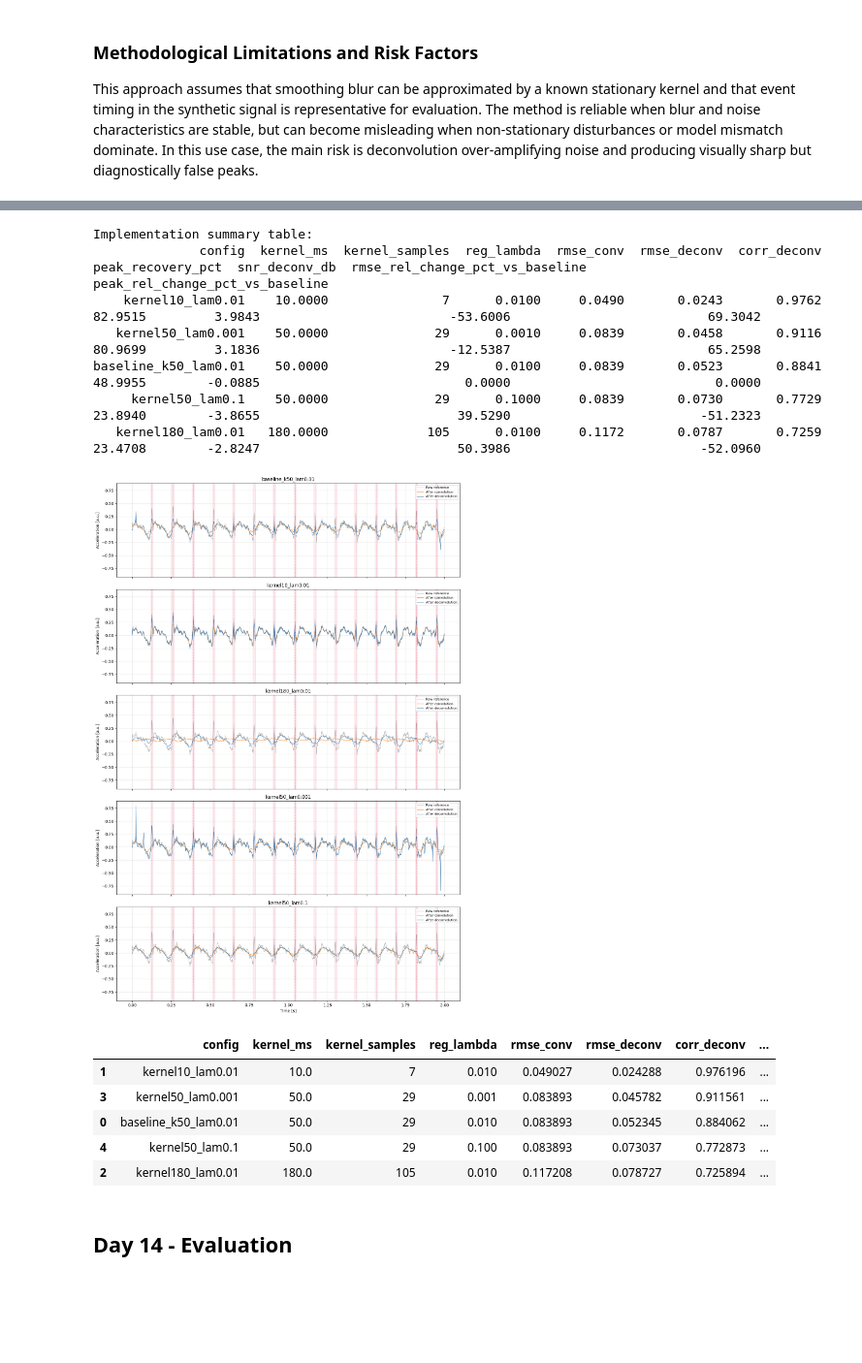
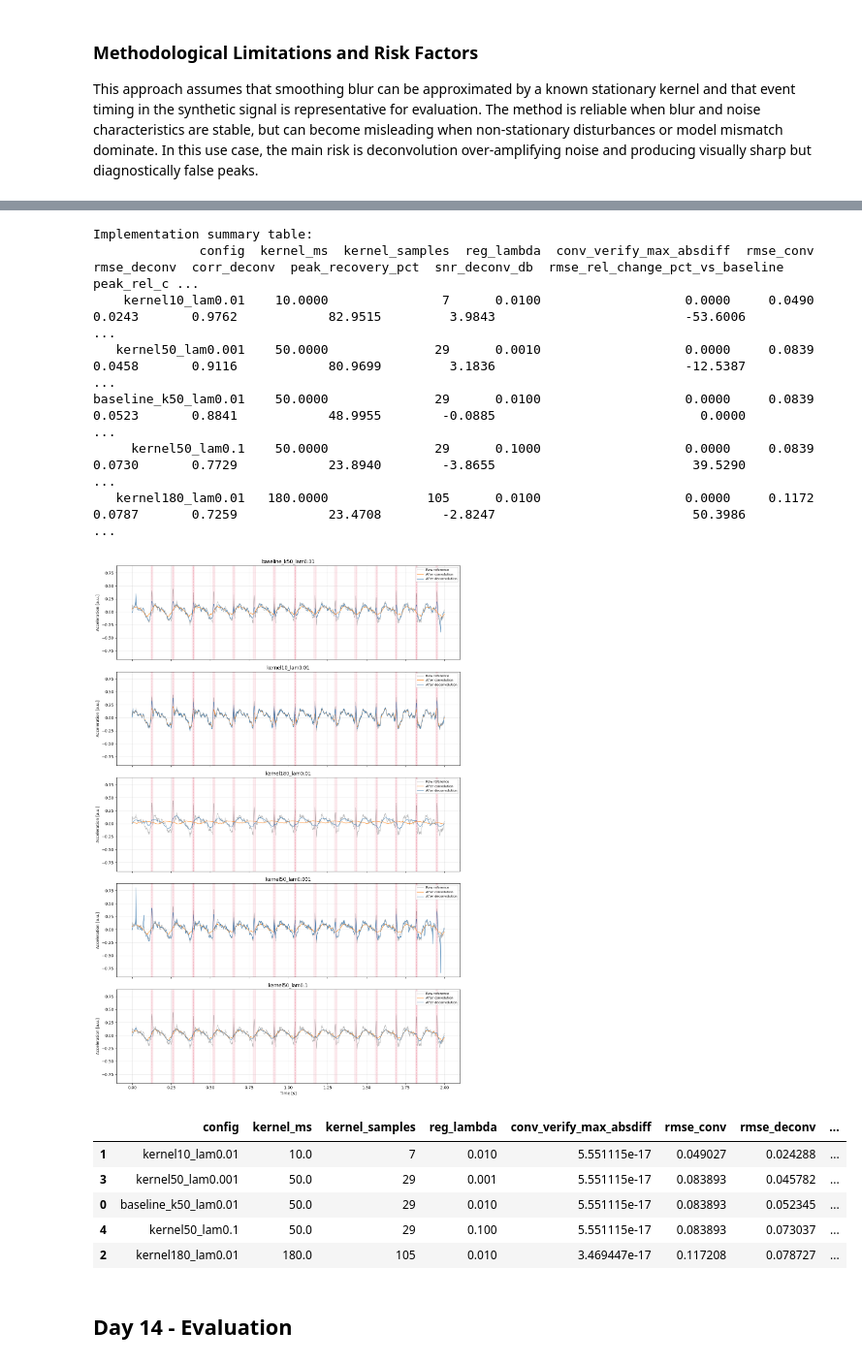
Before and after one commit to mikeandrusyak/gbsv-research, a Jupyter notebook: mc1/convolution.ipynb, the cells around one changed output, grey strips where cells are left out. Shown at 97% size. Cells and saved outputs as stored; diff of their text form; code cells hidden in the pictures; blank space fills up the shorter version.

```diff
--- a/mc1/convolution.ipynb
+++ b/mc1/convolution.ipynb
@@ -133,8 +133,30 @@ def make_boxcar_kernel(duration_ms: float, fs_hz: int) -> np.ndarray:
     return np.ones(length, dtype=np.float64) / length
 
 
-def convolve_same(signal: np.ndarray, kernel: np.ndarray) -> np.ndarray:
-    return np.convolve(signal, kernel, mode="same")
+def manual_convolve_same(signal: np.ndarray, kernel: np.ndarray) -> np.ndarray:
+    """Primary convolution implementation (manual, zero-padding, same length)."""
+    n = signal.size
+    k = kernel.size
+    out = np.zeros(n, dtype=np.float64)
+    center = k // 2
+
+    for i in range(n):
+        acc = 0.0
+        for j in range(k):
+            src_idx = i + j - center
+            if 0 <= src_idx < n:
+                acc += signal[src_idx] * kernel[j]
+        out[i] = acc
+
+    return out
+
+
+def convolve_same_verified(signal: np.ndarray, kernel: np.ndarray) -> tuple[np.ndarray, float]:
+    """Use manual convolution as primary output and np.convolve only for verification."""
+    x_manual = manual_convolve_same(signal, kernel)
+    x_lib = np.convolve(signal, kernel, mode="same")
+    max_abs_diff = float(np.max(np.abs(x_manual - x_lib)))
+    return x_manual, max_abs_diff
 
 
 def wiener_deconvolution(observed: np.ndarray, kernel: np.ndarray, reg_lambda: float) -> np.ndarray:
@@ -190,7 +212,7 @@ def evaluate_configs(
 
     for cfg in configs:
         kernel = make_boxcar_kernel(cfg["kernel_ms"], fs_hz)
-        x_conv = convolve_same(reference, kernel)
+        x_conv, conv_verify_max_absdiff = convolve_same_verified(reference, kernel)
         x_deconv = wiener_deconvolution(x_conv, kernel, cfg["reg_lambda"])
 
         traces[cfg["config"]] = {
@@ -205,6 +227,7 @@ def evaluate_configs(
                 "kernel_ms": cfg["kernel_ms"],
                 "kernel_samples": kernel.size,
                 "reg_lambda": cfg["reg_lambda"],
+                "conv_verify_max_absdiff": conv_verify_max_absdiff,
                 "rmse_conv": float(np.sqrt(np.mean((reference - x_conv) ** 2))),
                 "rmse_deconv": float(np.sqrt(np.mean((reference - x_deconv) ** 2))),
                 "corr_deconv": float(np.corrcoef(reference, x_deconv)[0, 1]),
@@ -280,45 +303,46 @@ display_cols = [
     "config",
     "kernel_ms",
     "kernel_samples",
     "reg_lambda",
+    "conv_verify_max_absdiff",
     "rmse_conv",
     "rmse_deconv",
     "corr_deconv",
     "peak_recovery_pct",
     "snr_deconv_db",
     "rmse_rel_change_pct_vs_baseline",
     "peak_rel_change_pct_vs_baseline",
 ]
 
 print("Implementation summary table:")
 print(results_df[display_cols].to_string(index=False, float_format="{:.4f}".format))
 
 plot_config_comparison(
     reference=x_focus,
     time_axis_s=time_s,
     traces_map=traces,
     config_labels=["baseline_k50_lam0.01", "kernel10_lam0.01", "kernel180_lam0.01", "kernel50_lam0.001", "kernel50_lam0.1"],
     event_times_s=event_times_focus,
     half_width_s=EVENT_MARKER_HALF_WIDTH_S,
     fs_hz=FS_HZ,
 )
 
 results_df
 # %% [output]
 Implementation summary table:
-              config  kernel_ms  kernel_samples  reg_lambda  rmse_conv  rmse_deconv  corr_deconv  peak_recovery_pct  snr_deconv_db  rmse_rel_change_pct_vs_baseline  peak_rel_change_pct_vs_baseline
-    kernel10_lam0.01    10.0000               7      0.0100     0.0490       0.0243       0.9762            82.9515         3.9843                         -53.6006                          69.3042
-   kernel50_lam0.001    50.0000              29      0.0010     0.0839       0.0458       0.9116            80.9699         3.1836                         -12.5387                          65.2598
-baseline_k50_lam0.01    50.0000              29      0.0100     0.0839       0.0523       0.8841            48.9955        -0.0885                           0.0000                           0.0000
-     kernel50_lam0.1    50.0000              29      0.1000     0.0839       0.0730       0.7729            23.8940        -3.8655                          39.5290                         -51.2323
-   kernel180_lam0.01   180.0000             105      0.0100     0.1172       0.0787       0.7259            23.4708        -2.8247                          50.3986                         -52.0960
+              config  kernel_ms  kernel_samples  reg_lambda  conv_verify_max_absdiff  rmse_conv  rmse_deconv  corr_deconv  peak_recovery_pct  snr_deconv_db  rmse_rel_change_pct_vs_baseline  peak_rel_c ...
+    kernel10_lam0.01    10.0000               7      0.0100                   0.0000     0.0490       0.0243       0.9762            82.9515         3.9843                         -53.6006             ...
+   kernel50_lam0.001    50.0000              29      0.0010                   0.0000     0.0839       0.0458       0.9116            80.9699         3.1836                         -12.5387             ...
+baseline_k50_lam0.01    50.0000              29      0.0100                   0.0000     0.0839       0.0523       0.8841            48.9955        -0.0885                           0.0000             ...
+     kernel50_lam0.1    50.0000              29      0.1000                   0.0000     0.0839       0.0730       0.7729            23.8940        -3.8655                          39.5290             ...
+   kernel180_lam0.01   180.0000             105      0.0100                   0.0000     0.1172       0.0787       0.7259            23.4708        -2.8247                          50.3986             ...
 [figure]
-|  | config | kernel_ms | kernel_samples | reg_lambda | rmse_conv | rmse_deconv | corr_deconv | ... |
-| 1 | kernel10_lam0.01 | 10.0 | 7 | 0.010 | 0.049027 | 0.024288 | 0.976196 | ... |
-| 3 | kernel50_lam0.001 | 50.0 | 29 | 0.001 | 0.083893 | 0.045782 | 0.911561 | ... |
-| 0 | baseline_k50_lam0.01 | 50.0 | 29 | 0.010 | 0.083893 | 0.052345 | 0.884062 | ... |
-| 4 | kernel50_lam0.1 | 50.0 | 29 | 0.100 | 0.083893 | 0.073037 | 0.772873 | ... |
-| 2 | kernel180_lam0.01 | 180.0 | 105 | 0.010 | 0.117208 | 0.078727 | 0.725894 | ... |
+|  | config | kernel_ms | kernel_samples | reg_lambda | conv_verify_max_absdiff | rmse_conv | rmse_deconv | ... |
+| 1 | kernel10_lam0.01 | 10.0 | 7 | 0.010 | 5.551115e-17 | 0.049027 | 0.024288 | ... |
+| 3 | kernel50_lam0.001 | 50.0 | 29 | 0.001 | 5.551115e-17 | 0.083893 | 0.045782 | ... |
+| 0 | baseline_k50_lam0.01 | 50.0 | 29 | 0.010 | 5.551115e-17 | 0.083893 | 0.052345 | ... |
+| 4 | kernel50_lam0.1 | 50.0 | 29 | 0.100 | 5.551115e-17 | 0.083893 | 0.073037 | ... |
+| 2 | kernel180_lam0.01 | 180.0 | 105 | 0.010 | 3.469447e-17 | 0.117208 | 0.078727 | ... |
 # %% [markdown]
 ## Day 14 - Evaluation
 # %% [markdown]
```
Also changed, not shown: parts of 1 cell of this notebook, 2 other files.
